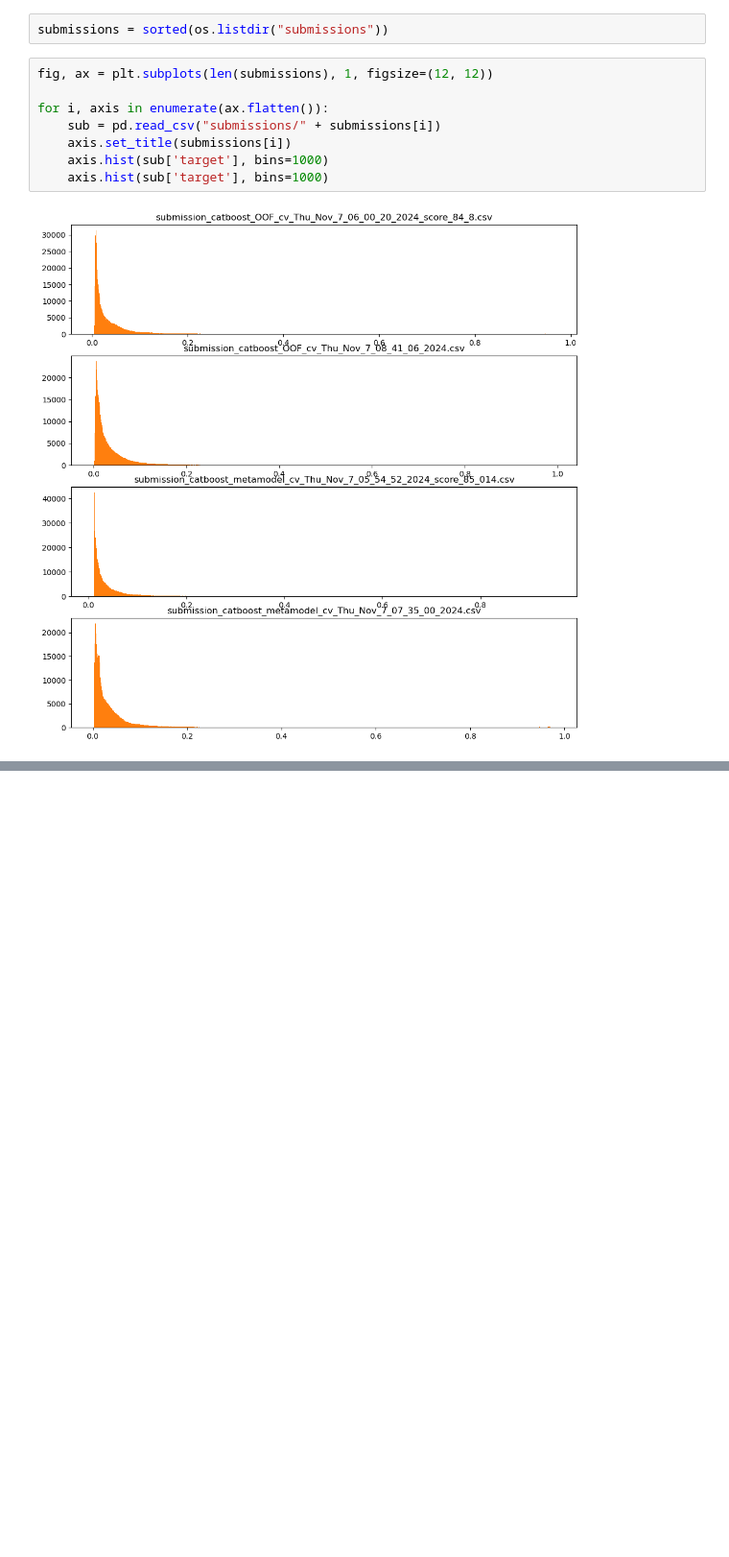
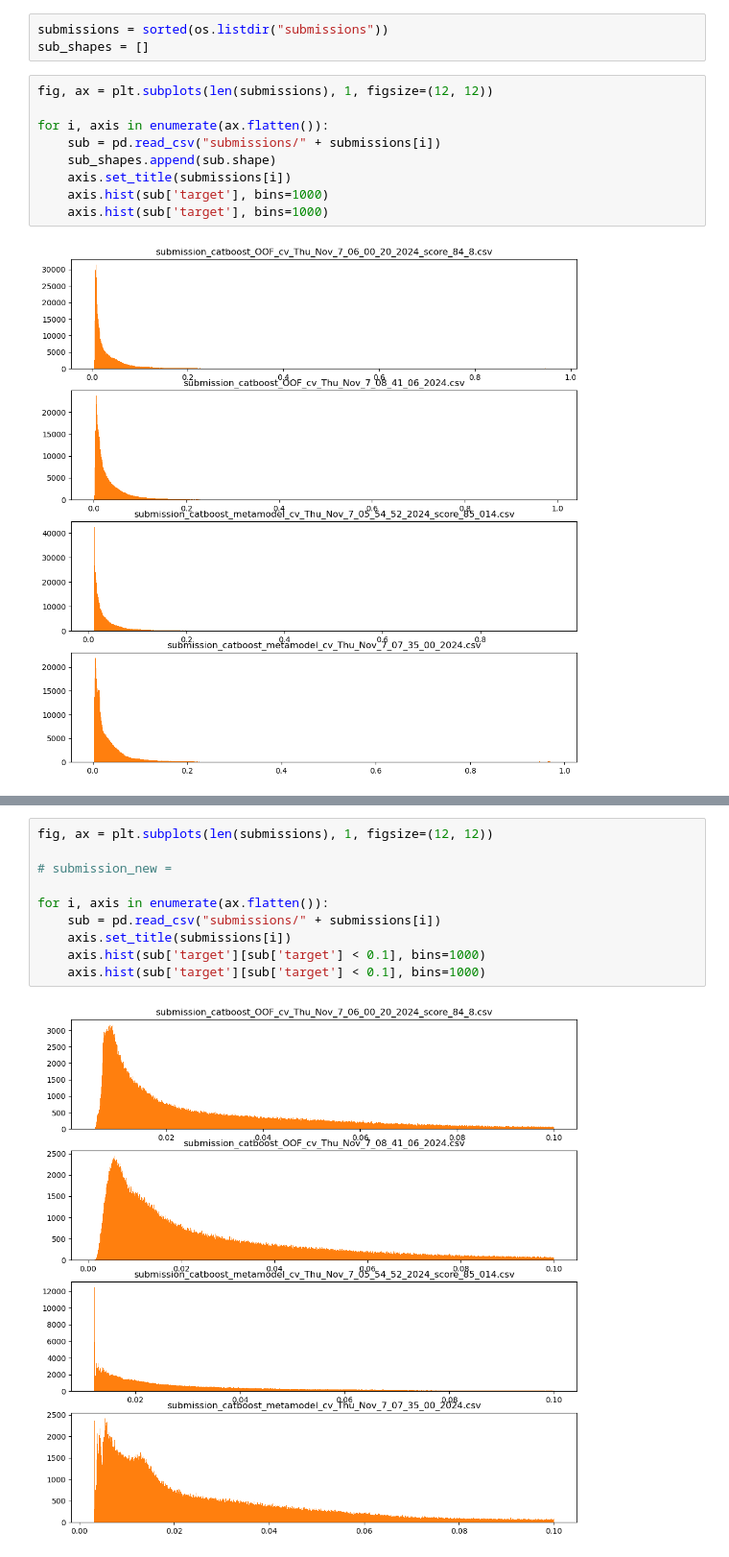
Before and after one commit to holopyolo/alpha_hack, a Jupyter notebook: notebooks/compare_submission.ipynb, the cells around one changed output, grey strips where cells are left out. Shown at 96% size. Cells and saved outputs as stored; diff of their text form; blank space fills up the shorter version.

```diff
--- a/notebooks/compare_submission.ipynb
+++ b/notebooks/compare_submission.ipynb
@@ -4,11 +4,13 @@ from matplotlib import pyplot as plt
 import os
 # %%
 submissions = sorted(os.listdir("submissions"))
+sub_shapes = []
 # %%
 fig, ax = plt.subplots(len(submissions), 1, figsize=(12, 12))
 
 for i, axis in enumerate(ax.flatten()):
     sub = pd.read_csv("submissions/" + submissions[i])
+    sub_shapes.append(sub.shape)
     axis.set_title(submissions[i])
     axis.hist(sub['target'], bins=1000)
     axis.hist(sub['target'], bins=1000)
@@ -24,3 +28,15 @@ for i, axis in enumerate(ax.flatten()):
     axis.hist(sub['target'][sub['target'] > 0.8], bins=1000)
 # %% [output]
 [figure]
+# %%
+fig, ax = plt.subplots(len(submissions), 1, figsize=(12, 12))
+
+# submission_new =
+
+for i, axis in enumerate(ax.flatten()):
+    sub = pd.read_csv("submissions/" + submissions[i])
+    axis.set_title(submissions[i])
+    axis.hist(sub['target'][sub['target'] < 0.1], bins=1000)
+    axis.hist(sub['target'][sub['target'] < 0.1], bins=1000)
+# %% [output]
+[figure, added]
```
Also changed, not shown: parts of 2 cells of this notebook, 2 other files.
